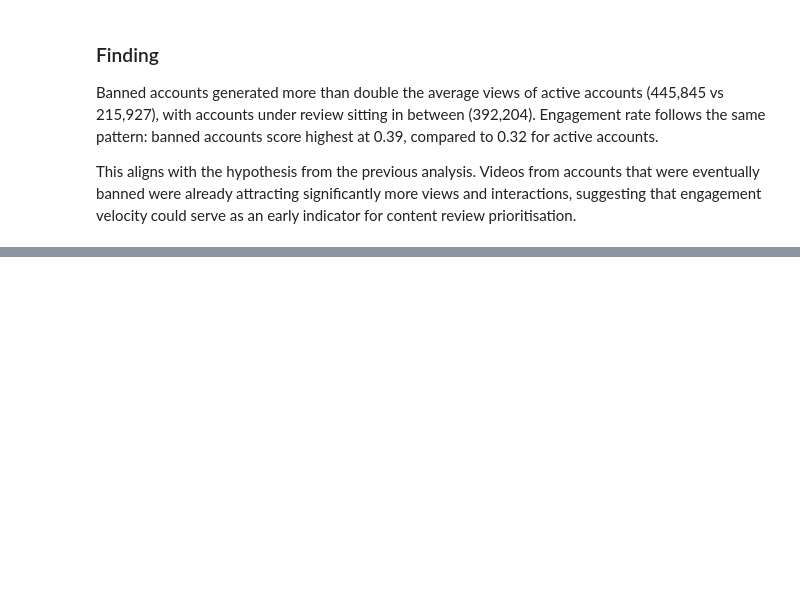
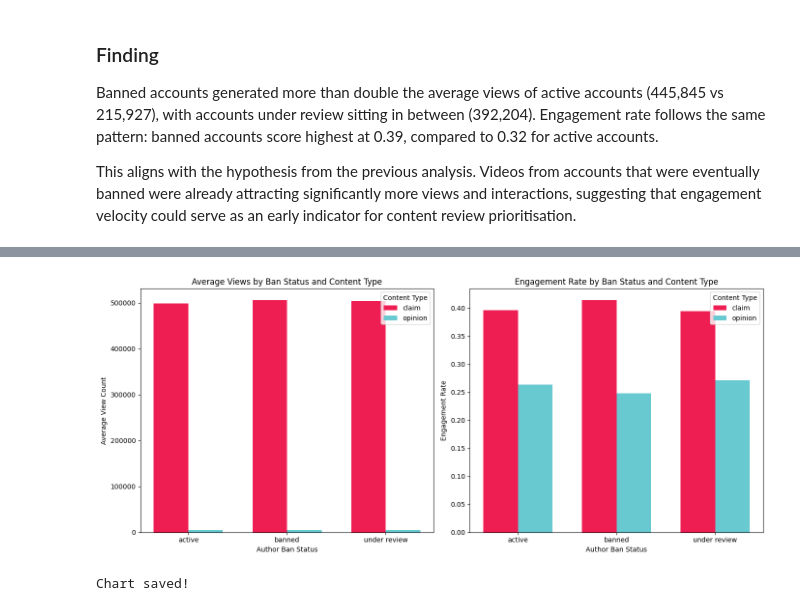
Before and after one commit to tkaixinn/tiktok-content-integrity-analysis, a Jupyter notebook: analysis.ipynb, the cells around one changed output, grey strips where cells are left out. Cells and saved outputs as stored; diff of their text form; code cells hidden in the pictures; blank space fills up the shorter version.

Commit message:
Add cross-analysis of ban status and content type

```diff
--- a/analysis.ipynb
+++ b/analysis.ipynb
@@ -282,0 +308,57 @@ for content review prioritisation.
+# %%
+import numpy as np
+
+ban_statuses = ['active', 'banned', 'under review']
+claim_types = ['claim', 'opinion']
+
+x = np.arange(len(ban_statuses))
+width = 0.35
+
+fig, axes = plt.subplots(1, 2, figsize=(14, 6))
+
+for i, claim in enumerate(claim_types):
+    values = [
+        df_clean[
+            (df_clean['author_ban_status'] == ban) &
+            (df_clean['claim_status'] == claim)
+        ]['video_view_count'].mean()
+        for ban in ban_statuses
+    ]
+    axes[0].bar(x + i * width, values, width,
+                label=claim,
+                color='#EE1D52' if claim == 'claim' else '#69C9D0')
+
+axes[0].set_title('Average Views by Ban Status and Content Type')
+axes[0].set_ylabel('Average View Count')
+axes[0].set_xlabel('Author Ban Status')
+axes[0].set_xticks(x + width / 2)
+axes[0].set_xticklabels(ban_statuses)
+axes[0].legend(title='Content Type')
+
+for i, claim in enumerate(claim_types):
+    values = [
+        df_clean[
+            (df_clean['author_ban_status'] == ban) &
+            (df_clean['claim_status'] == claim)
+        ]['engagement_rate'].mean()
+        for ban in ban_statuses
+    ]
+    axes[1].bar(x + i * width, values, width,
+                label=claim,
+                color='#EE1D52' if claim == 'claim' else '#69C9D0')
+
+axes[1].set_title('Engagement Rate by Ban Status and Content Type')
+axes[1].set_ylabel('Engagement Rate')
+axes[1].set_xlabel('Author Ban Status')
+axes[1].set_xticks(x + width / 2)
+axes[1].set_xticklabels(ban_statuses)
+axes[1].legend(title='Content Type')
+
+plt.tight_layout()
+plt.savefig('cross_analysis.png', dpi=150, bbox_inches='tight')
+plt.show()
+
+print("Chart saved!")
+# %% [output]
+[figure, added]
+Chart saved!
```
Also changed, not shown: parts of 3 cells of this notebook, 1 other file.
